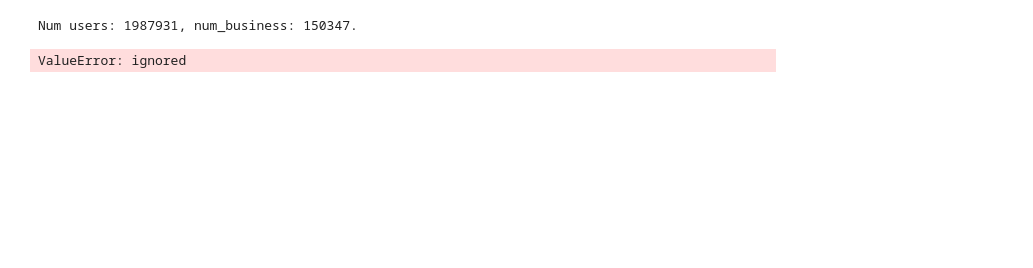
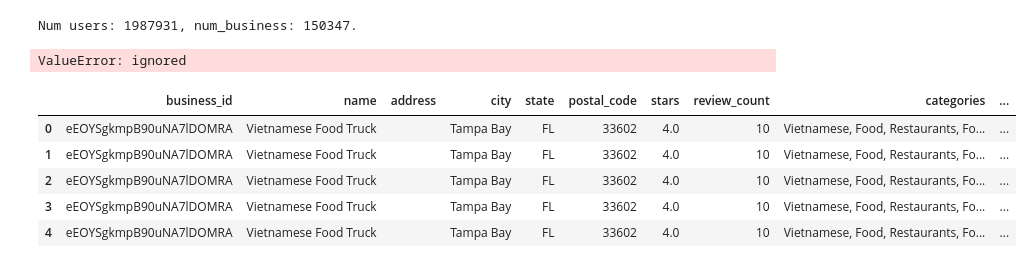
Before and after one commit to Buuuuli/AIPI540_recommendation, a Jupyter notebook: tidying.ipynb, the cells around one changed output. Cells and saved outputs as stored; diff of their text form; code cells hidden in the pictures; blank space fills up the shorter version.

```diff
--- a/tidying.ipynb
+++ b/tidying.ipynb
@@ -220,0 +234,11 @@ ValueError: ignored
+# %%
+df = pd.read_pickle('final_dataframe.pkl')
+# %%
+df.head()
+# %% [output]
+|  | business_id | name | address | city | state | postal_code | stars | review_count | categories | ... |
+| 0 | eEOYSgkmpB90uNA7lDOMRA | Vietnamese Food Truck |  | Tampa Bay | FL | 33602 | 4.0 | 10 | Vietnamese, Food, Restaurants, Fo... | ... |
+| 1 | eEOYSgkmpB90uNA7lDOMRA | Vietnamese Food Truck |  | Tampa Bay | FL | 33602 | 4.0 | 10 | Vietnamese, Food, Restaurants, Fo... | ... |
+| 2 | eEOYSgkmpB90uNA7lDOMRA | Vietnamese Food Truck |  | Tampa Bay | FL | 33602 | 4.0 | 10 | Vietnamese, Food, Restaurants, Fo... | ... |
+| 3 | eEOYSgkmpB90uNA7lDOMRA | Vietnamese Food Truck |  | Tampa Bay | FL | 33602 | 4.0 | 10 | Vietnamese, Food, Restaurants, Fo... | ... |
+| 4 | eEOYSgkmpB90uNA7lDOMRA | Vietnamese Food Truck |  | Tampa Bay | FL | 33602 | 4.0 | 10 | Vietnamese, Food, Restaurants, Fo... | ... |
```
Also changed, not shown: parts of 16 cells of this notebook.
